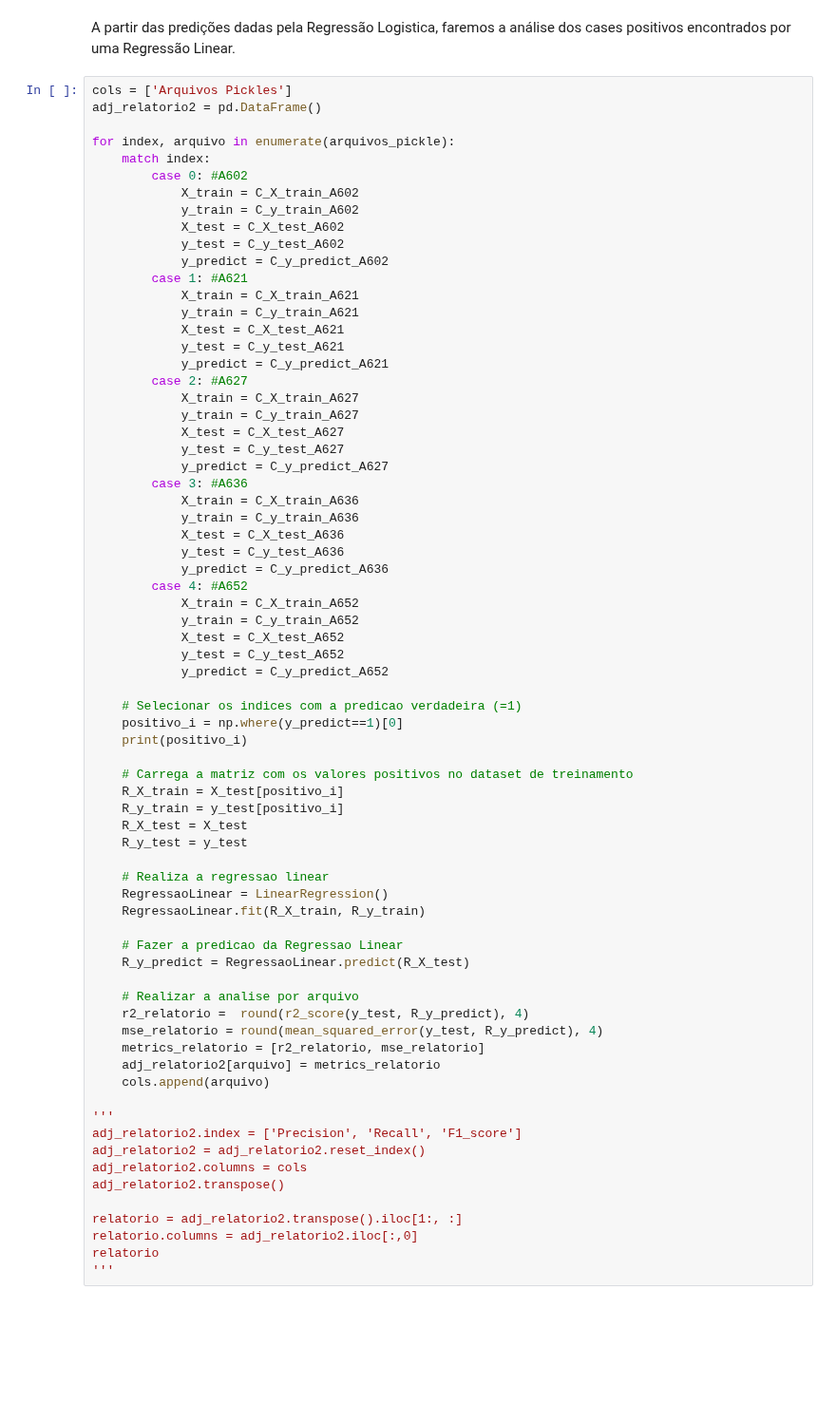
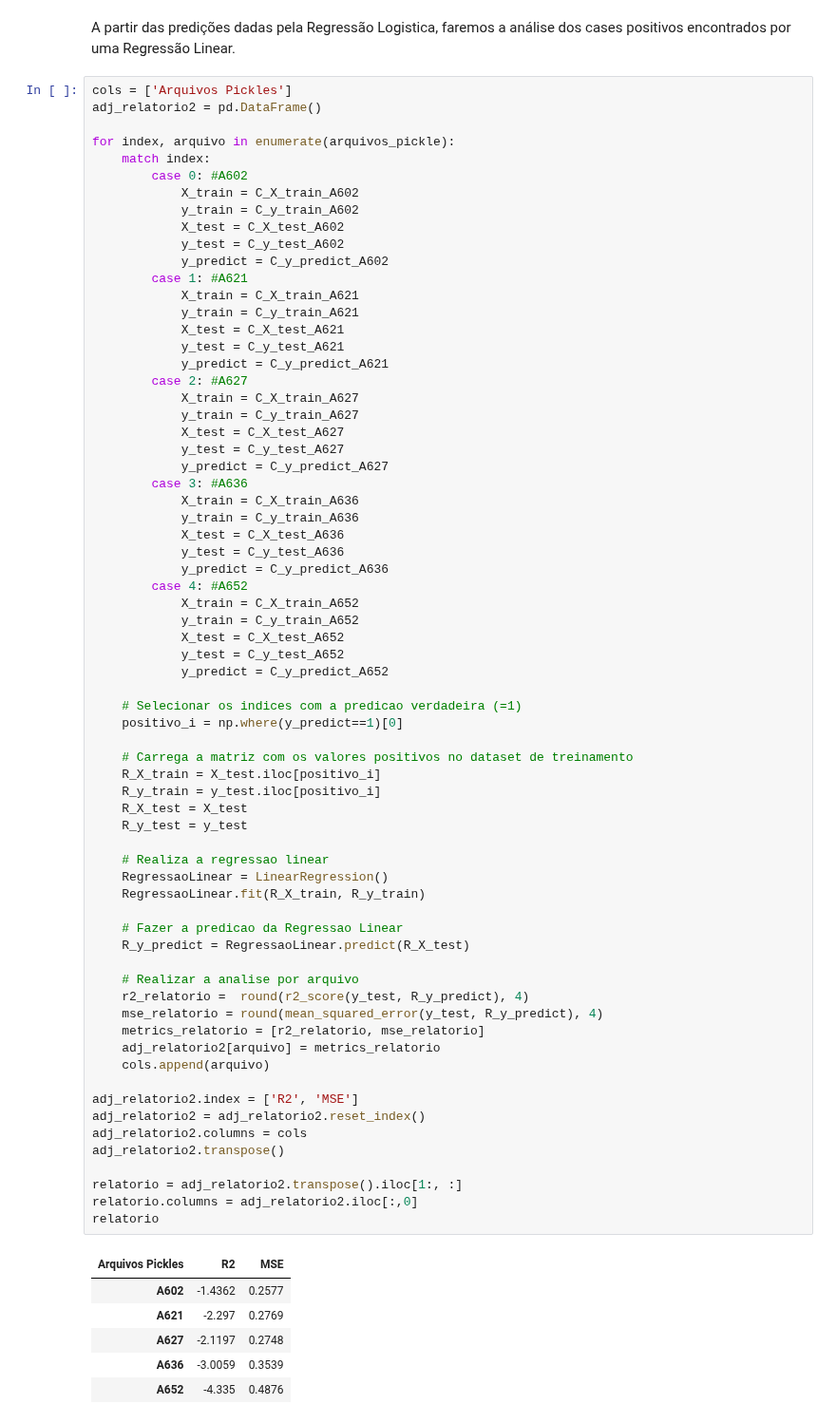
Before and after one commit to helioacastro/Aprendizagem-de-Maquina, a Jupyter notebook: notebooks/AM_T1_HELIO_ARAUJO_E_CASTRO.ipynb, the cells around one changed output. Shown at 95% size. Saved outputs shown, nothing was run; the diff lists cells and outputs as text; blank space fills up the shorter version.

```diff
--- a/notebooks/AM_T1_HELIO_ARAUJO_E_CASTRO.ipynb
+++ b/notebooks/AM_T1_HELIO_ARAUJO_E_CASTRO.ipynb
@@ -853,36 +857,40 @@ for index, arquivo in enumerate(arquivos_pickle):
             y_predict = C_y_predict_A652
 
     # Selecionar os indices com a predicao verdadeira (=1)
     positivo_i = np.where(y_predict==1)[0]
-    print(positivo_i)
 
     # Carrega a matriz com os valores positivos no dataset de treinamento
-    R_X_train = X_test[positivo_i]
-    R_y_train = y_test[positivo_i]
+    R_X_train = X_test.iloc[positivo_i]
+    R_y_train = y_test.iloc[positivo_i]
     R_X_test = X_test
     R_y_test = y_test
 
     # Realiza a regressao linear
     RegressaoLinear = LinearRegression()
     RegressaoLinear.fit(R_X_train, R_y_train)
 
     # Fazer a predicao da Regressao Linear
     R_y_predict = RegressaoLinear.predict(R_X_test)
 
     # Realizar a analise por arquivo
     r2_relatorio =  round(r2_score(y_test, R_y_predict), 4)
     mse_relatorio = round(mean_squared_error(y_test, R_y_predict), 4)
     metrics_relatorio = [r2_relatorio, mse_relatorio]
     adj_relatorio2[arquivo] = metrics_relatorio
     cols.append(arquivo)
 
-'''
-adj_relatorio2.index = ['Precision', 'Recall', 'F1_score']
+adj_relatorio2.index = ['R2', 'MSE']
 adj_relatorio2 = adj_relatorio2.reset_index()
 adj_relatorio2.columns = cols
 adj_relatorio2.transpose()
 
 relatorio = adj_relatorio2.transpose().iloc[1:, :]
 relatorio.columns = adj_relatorio2.iloc[:,0]
 relatorio
-'''
+# %% [output]
+| Arquivos Pickles | R2 | MSE |
+| A602 | -1.4362 | 0.2577 |
+| A621 | -2.297 | 0.2769 |
+| A627 | -2.1197 | 0.2748 |
+| A636 | -3.0059 | 0.3539 |
+| A652 | -4.335 | 0.4876 |
```
Also changed, not shown: parts of 16 cells of this notebook.
